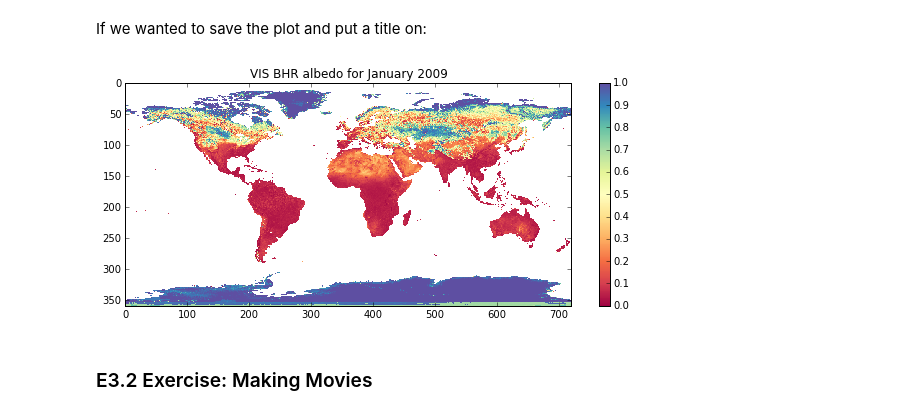
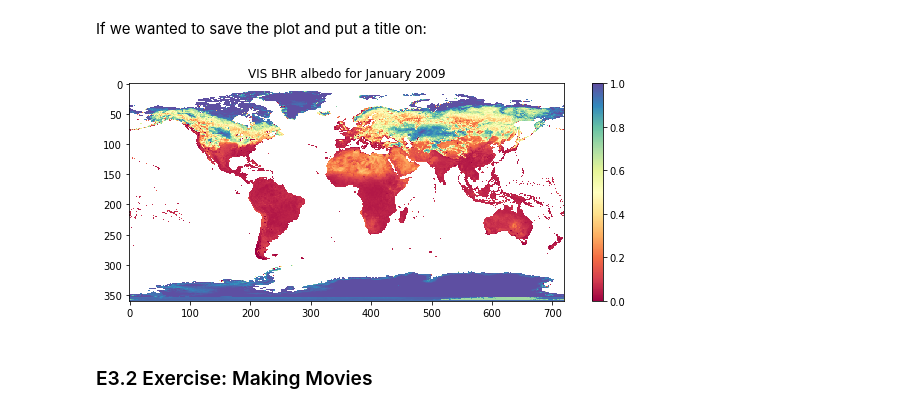
Before and after one commit to profLewis/geogg122, a Jupyter notebook: Chapter3_Scientific_Numerical_Python/Scientific_Numerical_Python.ipynb, the cells around one changed output. Saved outputs shown, nothing was run; the diff lists cells and outputs as text; code cells hidden in the pictures.

```diff
--- a/Chapter3_Scientific_Numerical_Python/Scientific_Numerical_Python.ipynb
+++ b/Chapter3_Scientific_Numerical_Python/Scientific_Numerical_Python.ipynb
@@ -94,13 +153,14 @@ data/GlobAlbedo.200906.mosaic.5.nc  data/GlobAlbedo.200912.mosaic.5.nc  data/Glo
 We use the `gdal` module to read netCDF data:
 # %%
 import gdal
-root = 'data/'
+
 
 # example filename : use formatting string:
 # %d%02d
 year = 2009
 month = 1
-filename = root + 'GlobAlbedo.%d%02d.mosaic.5.nc'%(year,month)
+folder = "data"
+filename = folder + '/GlobAlbedo.merge.albedo.05.{:d}{:02d}.nc'.format( year, month )
 print filename
 
 g = gdal.Open(filename)
@@ -147,7 +207,7 @@ We then *read* the (raster) data into an array with `g.Open(f).ReadAsArray()`
 
 for example then:
 # %%
-f = 'NETCDF:"data/GlobAlbedo.200901.mosaic.5.nc":DHR_VIS'
+f = 'NETCDF:"data/GlobAlbedo.merge.albedo.05.200901.nc":DHR_VIS'
 
 data = gdal.Open(f).ReadAsArray()
 
@@ -174,7 +234,7 @@ In this case, it helps to use a form of *template* for the string we need:
 # form a generic string of the form
 # NETCDF:"data/GlobAlbedo.200901.mosaic.5.nc":DHR_VIS
 
-file_template = 'NETCDF:"%s":%s'
+file_template = 'NETCDF:"{:s}":{:s}'
 
 # now make a list of the datset names we want
 # so we can loop over this
@@ -192,7 +252,7 @@ root = 'data/'
 # %d%02d
 year = 2009
 month = 1
-filename = root + 'GlobAlbedo.%d%02d.mosaic.5.nc'%(year,month)
+filename = root + '/GlobAlbedo.merge.albedo.05.{:d}{:02d}.nc'.format( year, month )
 print filename
 
 
@@ -204,7 +264,7 @@ data = {}
 # access to an index i
 
 for i, layer in enumerate ( selected_layers ):
-    this_file = file_template % ( filename, layer )
+    this_file = file_template.format( filename, layer )
     print "Opening Layer %d: %s" % (i, this_file )
     g = gdal.Open ( this_file )
 
@@ -449,27 +493,26 @@ month 12 is December
 # %% [markdown]
 If we wanted to save the plot and put a title on:
 # %%
-import pylab as plt
-import calendar
 
 # change the figure size
 plt.figure(figsize=(10,4))
 # plt.clf(): clear the figure in case anything in it before
 plt.clf()
 
 month = 1
 
 plt.title('VIS BHR albedo for %s %d'%(calendar.month_name[month],year))
 # use nearest neighbour interpolation
-plt.imshow(albedo[0],interpolation='nearest',cmap=plt.get_cmap('Spectral'),vmin=0.0,vmax=1.0)
+plt.imshow(albedo[0],interpolation='nearest',
+           cmap=plt.get_cmap('Spectral'),vmin=0.0,vmax=1.0)
 
 # show a colour bar
 plt.colorbar()
 
 # save the plot to a jpeg image file
 plt.savefig('data/albedo.jpg')
 # %% [output]
-[figure, old version]
+[figure, new version]
 # %% [markdown]
 ### E3.2 Exercise: Making Movies
 # %% [markdown]
```
Also changed, not shown: parts of 17 cells of this notebook.
